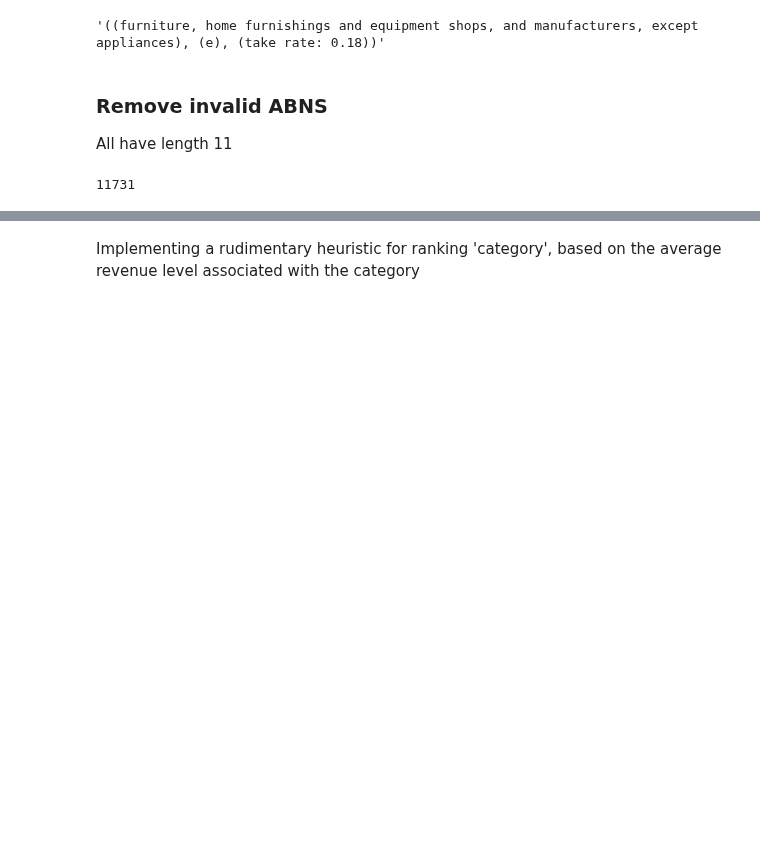
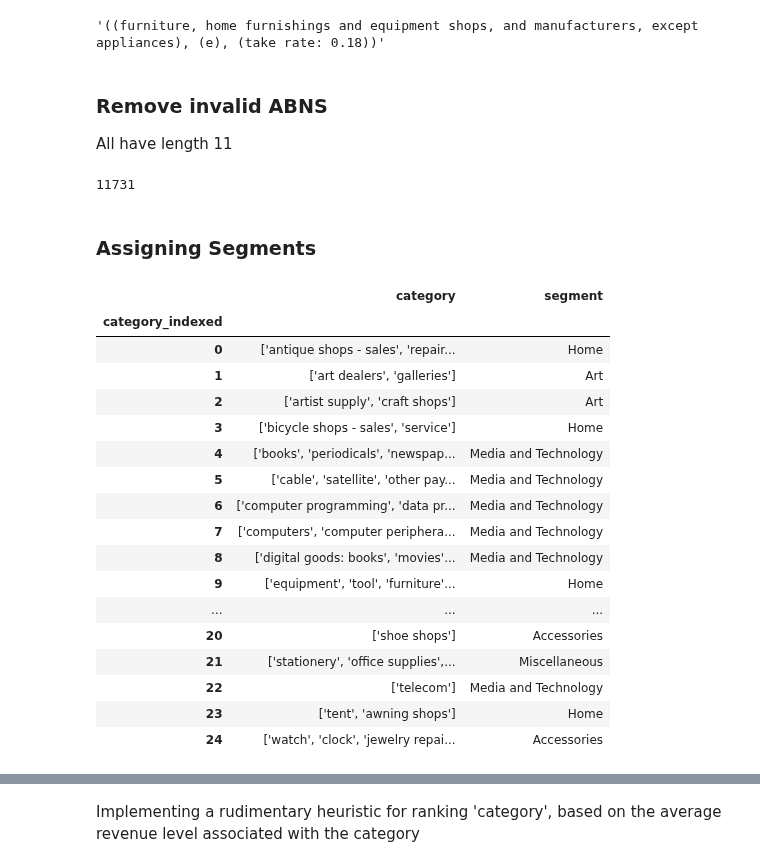
Before and after one commit to pommcuter/generic-buy-now-pay-later-project, a Jupyter notebook: notebooks/merchantPreprocessing.ipynb, the cells around one changed output, grey strips where cells are left out. Drawn from its saved outputs; the diff is of its cells as text; code cells hidden in the pictures; blank space fills up the shorter version.

```diff
--- a/notebooks/merchantPreprocessing.ipynb
+++ b/notebooks/merchantPreprocessing.ipynb
@@ -92,3 +92,28 @@ C = Counter(merged_categories)
 # %%
 le = LabelEncoder()
 merchants_df['category_indexed'] = le.fit_transform(merchants_df['category'].astype(str))
+# %% [markdown]
+### Assigning Segments
+# %%
+segments_df = pd.read_csv('../data/curated/segments.csv')
+segments_df = segments_df.set_index('category_indexed')
+segments_df.head(25)
+# %% [output]
+|  | category | segment |
+| category_indexed |  |  |
+| 0 | ['antique shops - sales', 'repair... | Home |
+| 1 | ['art dealers', 'galleries'] | Art |
+| 2 | ['artist supply', 'craft shops'] | Art |
+| 3 | ['bicycle shops - sales', 'service'] | Home |
+| 4 | ['books', 'periodicals', 'newspap... | Media and Technology |
+| 5 | ['cable', 'satellite', 'other pay... | Media and Technology |
+| 6 | ['computer programming', 'data pr... | Media and Technology |
+| 7 | ['computers', 'computer periphera... | Media and Technology |
+| 8 | ['digital goods: books', 'movies'... | Media and Technology |
+| 9 | ['equipment', 'tool', 'furniture'... | Home |
+| ... | ... | ... |
+| 20 | ['shoe shops'] | Accessories |
+| 21 | ['stationery', 'office supplies',... | Miscellaneous |
+| 22 | ['telecom'] | Media and Technology |
+| 23 | ['tent', 'awning shops'] | Home |
+| 24 | ['watch', 'clock', 'jewelry repai... | Accessories |
```
Also changed, not shown: parts of 7 cells of this notebook, 42 other files.
